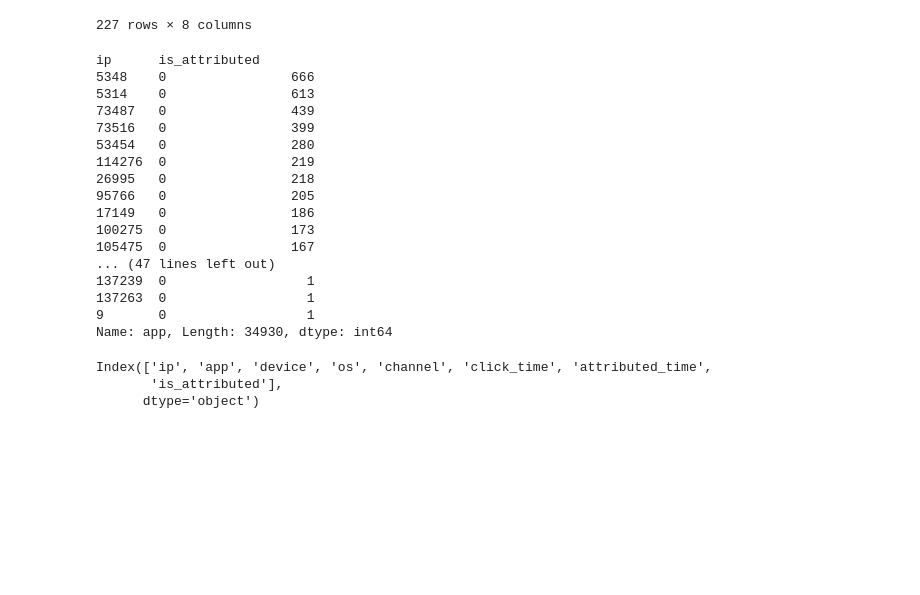
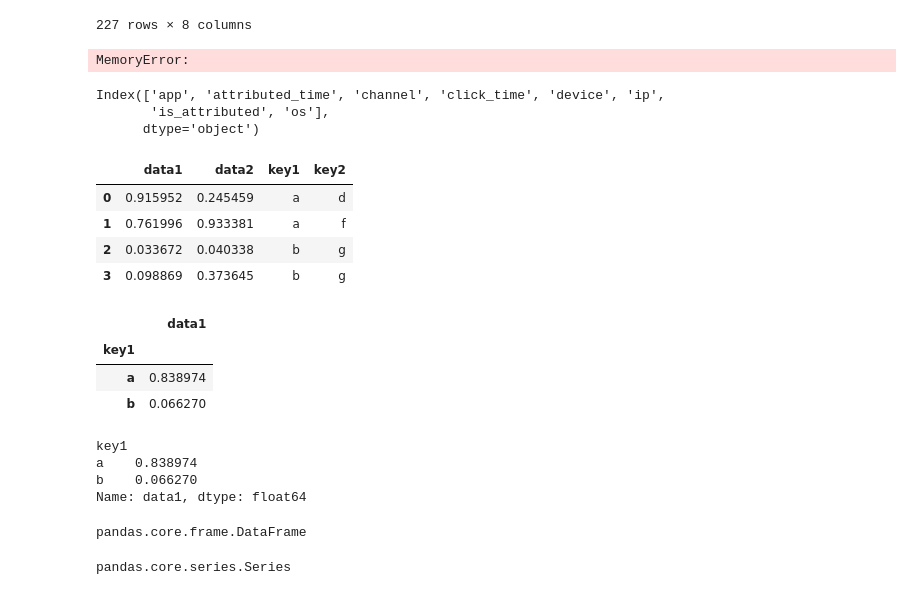
Before and after one commit to MateuszKonopelski/Kaggle, a Jupyter notebook: Project6_FraudDetection/FraudDetection_code.ipynb, the cells around one changed output. Drawn from its saved outputs; the diff is of its cells as text; code cells hidden in the pictures; blank space fills up the shorter version.

```diff
--- a/Project6_FraudDetection/FraudDetection_code.ipynb
+++ b/Project6_FraudDetection/FraudDetection_code.ipynb
@@ -41,28 +63,47 @@ train_sample.sort_values('ip').query('is_attributed == 1')
 | 92628 | 358438 | 34 | 1 | 13 | 243 | 2017-11-08 23:33:47 | 2017-11-08 23:53:53 | 1 |
 227 rows × 8 columns
 # %%
-train_sample.groupby(['ip', 'is_attributed'])['app'].count().sort_values(ascending=False)
+setA = train.groupby('ip')['app'].count()
 # %% [output]
-ip      is_attributed
-5348    0                666
-5314    0                613
-73487   0                439
-73516   0                399
-53454   0                280
-114276  0                219
-26995   0                218
-95766   0                205
-17149   0                186
-100275  0                173
-105475  0                167
-... (47 lines left out)
-137239  0                  1
-137263  0                  1
-9       0                  1
-Name: app, Length: 34930, dtype: int64
+MemoryError:
 # %%
-train_sample.columns
+train.columns
 # %% [output]
-Index(['ip', 'app', 'device', 'os', 'channel', 'click_time', 'attributed_time',
-       'is_attributed'],
+Index(['app', 'attributed_time', 'channel', 'click_time', 'device', 'ip',
+       'is_attributed', 'os'],
       dtype='object')
+# %%
+import numpy as np
+df = pd.DataFrame({'data1': np.random.rand(4), 'data2': np.random.rand(4),
+                   'key1': ['a', 'a', 'b', 'b'],
+                   'key2' : ['d', 'f','g', 'g']})
+df.groupby('key1')[['data1']].mean()
+df
+# %% [output]
+|  | data1 | data2 | key1 | key2 |
+| 0 | 0.915952 | 0.245459 | a | d |
+| 1 | 0.761996 | 0.933381 | a | f |
+| 2 | 0.033672 | 0.040338 | b | g |
+| 3 | 0.098869 | 0.373645 | b | g |
+# %%
+df.groupby('key1')[['data1']].mean()
+# %% [output]
+|  | data1 |
+| key1 |  |
+| a | 0.838974 |
+| b | 0.066270 |
+# %%
+df.groupby('key1')['data1'].mean()
+# %% [output]
+key1
+a    0.838974
+b    0.066270
+Name: data1, dtype: float64
+# %%
+type(df.groupby('key1')[['data1']].mean())
+# %% [output]
+pandas.core.frame.DataFrame
+# %%
+type(df.groupby('key1')['data1'].mean())
+# %% [output]
+pandas.core.series.Series
```
Also changed, not shown: parts of 4 cells of this notebook.
